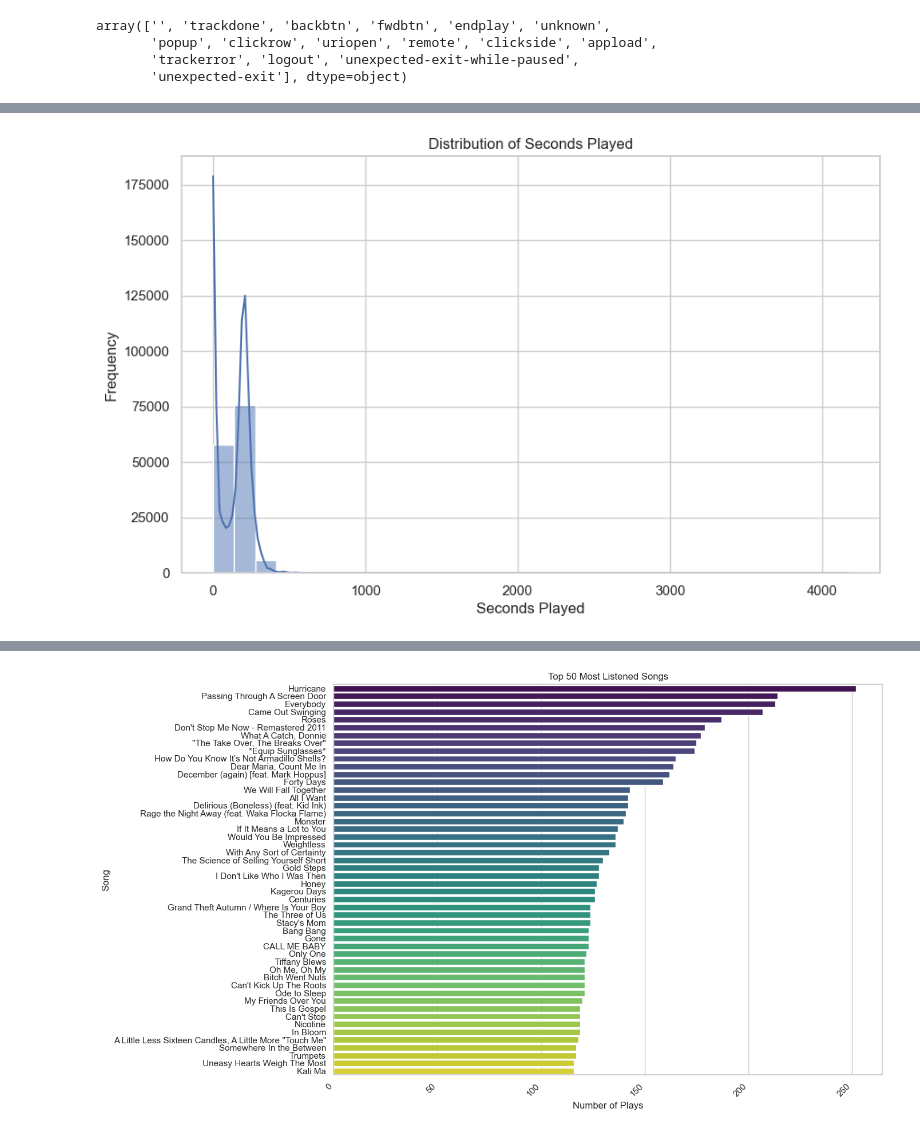
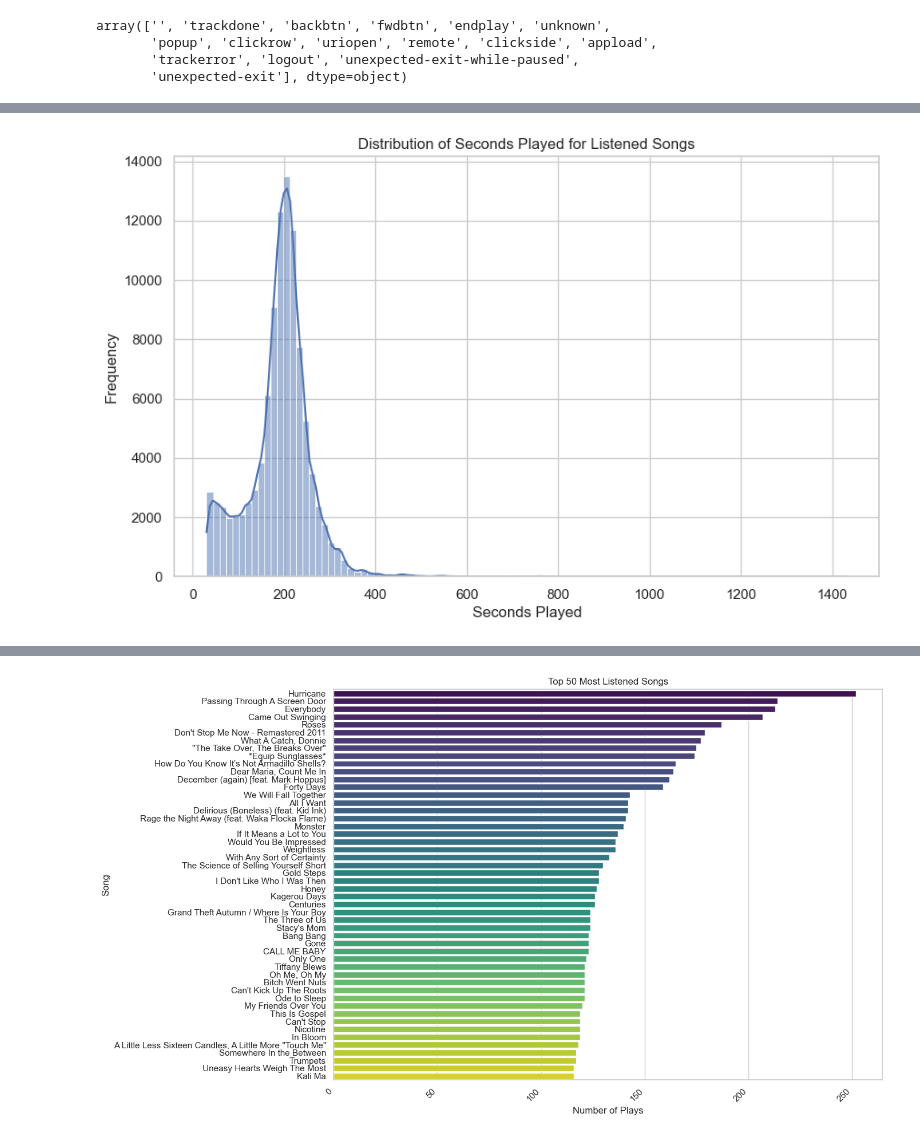
Before and after one commit to MahmuudIbrahim/SpotifyListeningAnalysis, a Jupyter notebook: Spotify Analysis.ipynb, the cells around one changed output, grey strips where cells are left out. Drawn from its saved outputs; the diff is of its cells as text; code cells hidden in the pictures.

```diff
--- a/Spotify Analysis.ipynb
+++ b/Spotify Analysis.ipynb
@@ -232,0 +315,23 @@ df
+# %%
+def chunk_data(data, chunk_size):
+    for i in range(0, len(data), chunk_size):
+        yield data[i:i+chunk_size]
+
+# Define chunk size
+chunk_size = 50  # You may adjust this based on the rate limit and your needs
+
+# Create an empty list to store the features
+features_list = []
+
+# Chunk the unique track IDs into batches
+for chunk in chunk_data(df['spotify_track_uri'].unique(), chunk_size):
+    # Get audio features for the current chunk of track IDs
+    batch_features = sp.audio_features(chunk)
+    # Append the batch features to the features list
+    features_list.extend(batch_features)
+
+# Convert the list of features into a DataFrame
+features = pd.DataFrame(features_list)
+
+# Now 'features' DataFrame should contain the audio features for all tracks
+print(features)
@@ -232,0 +372,8 @@ df
+# %%
+df = df.merge(features, how='left', left_on='spotify_track_uri', right_on='uri')
+
+# Group by the distinct entries and sum up the duration values
+result = df.groupby('spotify_track_uri')['duration_ms'].sum().reset_index()
+
+# Print the result
+result
@@ -232,0 +430,4 @@ df
+# %%
+df.drop('uri_x', axis=1, inplace=True)
+df.drop('uri_y', axis=1, inplace=True)
+df.info()
@@ -233,16 +468,14 @@ df
 # %%
 import matplotlib.pyplot as plt
 import seaborn as sns
-
-# Set style for Seaborn plots
 sns.set(style="whitegrid")
-
-# Create a histogram of seconds_played
+listen_threshold = 30
+df['listen_status'] = df['seconds_played'] >= listen_threshold
 plt.figure(figsize=(10, 6))
-sns.histplot(data=df, x='seconds_played', bins=30, kde=True)
-plt.title('Distribution of Seconds Played')
+sns.histplot(data=df[df['listen_status']], x='seconds_played', bins=100, kde=True)
+plt.title('Distribution of Seconds Played for Listened Songs')
 plt.xlabel('Seconds Played')
 plt.ylabel('Frequency')
 plt.show()
 # %% [output]
-[figure, old version]
+[figure, new version]
```
Also changed, not shown: parts of 49 cells of this notebook.
